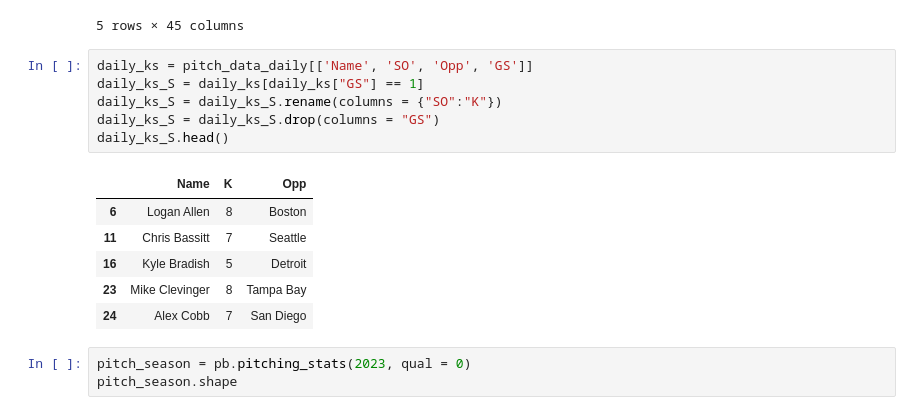
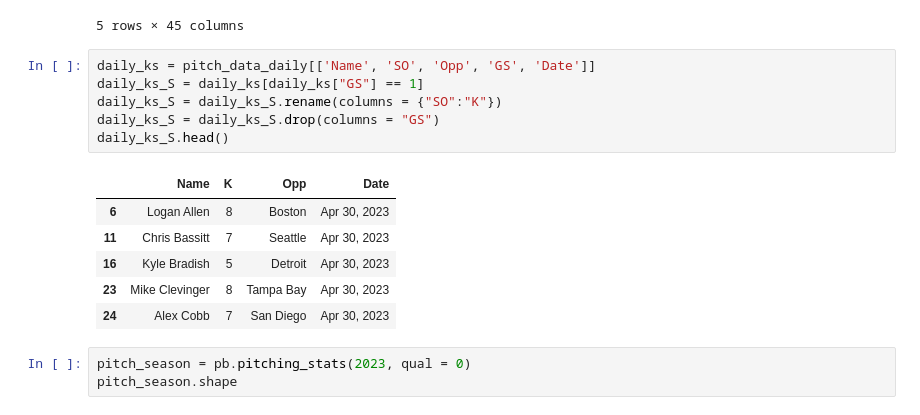
Before and after one commit to mcgillies/PitcherGamePreds, a Jupyter notebook: base_data_exploration.ipynb, the cells around one changed output. Drawn from its saved outputs; the diff is of its cells as text.

Commit message:
Updated all_stats.csv to include date & EDA plots

```diff
--- a/base_data_exploration.ipynb
+++ b/base_data_exploration.ipynb
@@ -157,18 +157,18 @@ pitch_data_daily.head()
 | 5 | Scott Alexander | 33 | 51 | Maj-NL | Apr 30, 2023 | San Francisco | @ | San Diego | 1 | 0 | ... | ... |
 5 rows × 45 columns
 # %%
-daily_ks = pitch_data_daily[['Name', 'SO', 'Opp', 'GS']]
+daily_ks = pitch_data_daily[['Name', 'SO', 'Opp', 'GS', 'Date']]
 daily_ks_S = daily_ks[daily_ks["GS"] == 1]
 daily_ks_S = daily_ks_S.rename(columns = {"SO":"K"})
 daily_ks_S = daily_ks_S.drop(columns = "GS")
 daily_ks_S.head()
 # %% [output]
-|  | Name | K | Opp |
-| 6 | Logan Allen | 8 | Boston |
-| 11 | Chris Bassitt | 7 | Seattle |
-| 16 | Kyle Bradish | 5 | Detroit |
-| 23 | Mike Clevinger | 8 | Tampa Bay |
-| 24 | Alex Cobb | 7 | San Diego |
+|  | Name | K | Opp | Date |
+| 6 | Logan Allen | 8 | Boston | Apr 30, 2023 |
+| 11 | Chris Bassitt | 7 | Seattle | Apr 30, 2023 |
+| 16 | Kyle Bradish | 5 | Detroit | Apr 30, 2023 |
+| 23 | Mike Clevinger | 8 | Tampa Bay | Apr 30, 2023 |
+| 24 | Alex Cobb | 7 | San Diego | Apr 30, 2023 |
 # %%
 pitch_season = pb.pitching_stats(2023, qual = 0)
 pitch_season.shape
```
Also changed, not shown: parts of 2 cells of this notebook, 3 other files.
